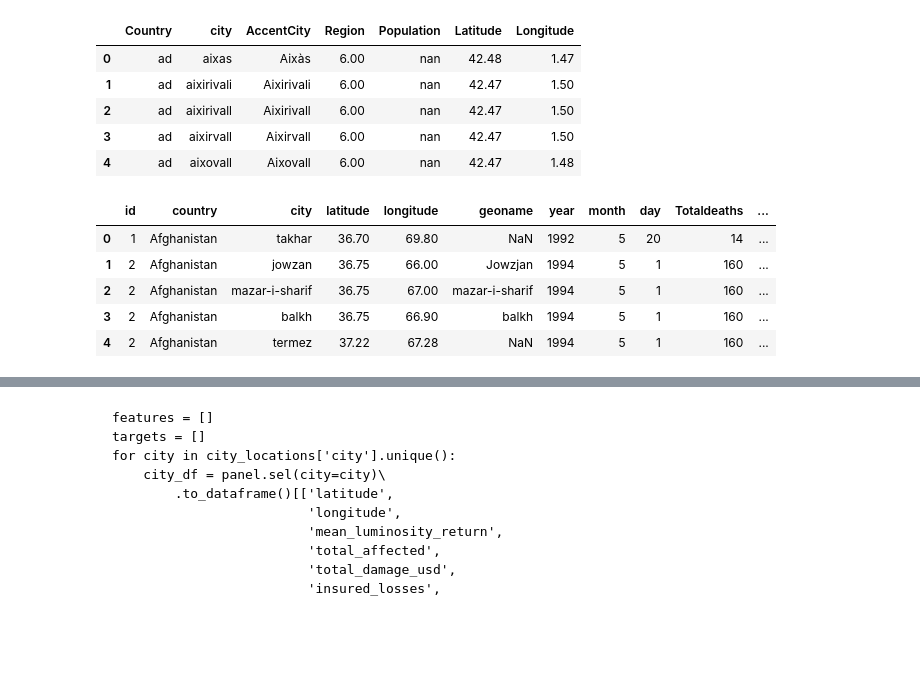
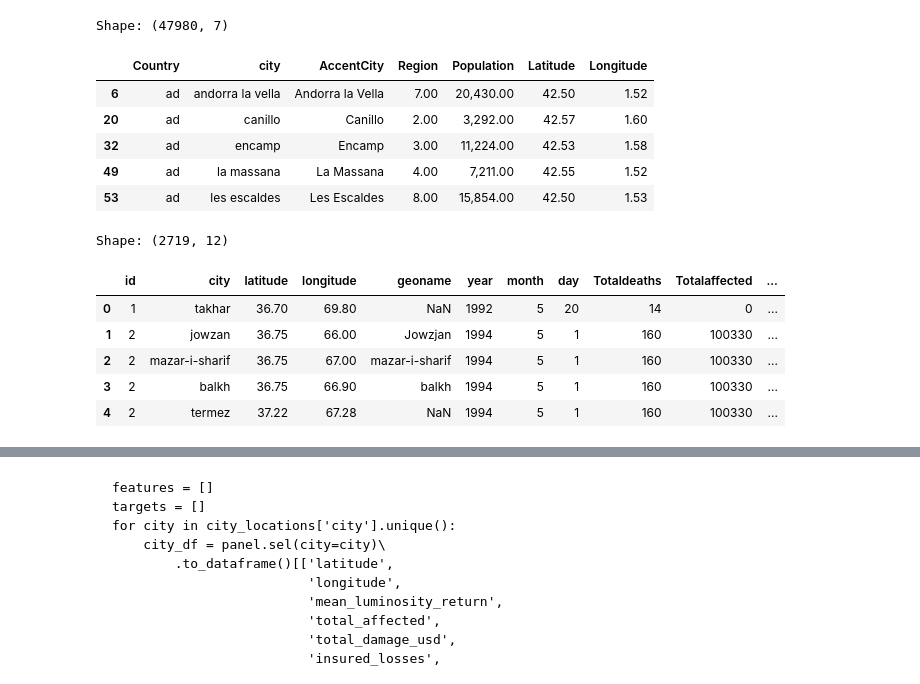
Before and after one commit to feliuserra/Luminosity, a Jupyter notebook: notebooks/model-linear_regression_xgboost.ipynb, the cells around one changed output, grey strips where cells are left out. Cells and saved outputs as stored; diff of their text form; code cells hidden in the pictures; blank space fills up the shorter version.

```diff
--- a/notebooks/model-linear_regression_xgboost.ipynb
+++ b/notebooks/model-linear_regression_xgboost.ipynb
@@ -15,28 +16,33 @@ city_locations_path = '../data/external/' +\
     'worldcitiespop.txt'
 
 city_locations = pd.read_csv(city_locations_path, encoding = "ISO-8859-1").rename(columns={'City': 'city'})
+city_locations = city_locations[city_locations['Population'] > 0] # filter for populated cities
+print('Shape: {}'.format(city_locations.shape))
 city_locations.head()
 # %% [output]
+Shape: (47980, 7)
 |  | Country | city | AccentCity | Region | Population | Latitude | Longitude |
-| 0 | ad | aixas | Aixàs | 6.00 | nan | 42.48 | 1.47 |
-| 1 | ad | aixirivali | Aixirivali | 6.00 | nan | 42.47 | 1.50 |
-| 2 | ad | aixirivall | Aixirivall | 6.00 | nan | 42.47 | 1.50 |
-| 3 | ad | aixirvall | Aixirvall | 6.00 | nan | 42.47 | 1.50 |
-| 4 | ad | aixovall | Aixovall | 6.00 | nan | 42.47 | 1.48 |
+| 6 | ad | andorra la vella | Andorra la Vella | 7.00 | 20,430.00 | 42.50 | 1.52 |
+| 20 | ad | canillo | Canillo | 2.00 | 3,292.00 | 42.57 | 1.60 |
+| 32 | ad | encamp | Encamp | 3.00 | 11,224.00 | 42.53 | 1.58 |
+| 49 | ad | la massana | La Massana | 4.00 | 7,211.00 | 42.55 | 1.52 |
+| 53 | ad | les escaldes | Les Escaldes | 8.00 | 15,854.00 | 42.50 | 1.53 |
 # %%
 earthquake_locations_path = '../data/external/' +\
     'earthquakes_affected_locations/earthquakes_affected_locations.csv'
 
-earthquake_locations = pd.read_csv(earthquake_locations_path, encoding = "ISO-8859-1")
+earthquake_locations = pd.read_csv(earthquake_locations_path, encoding = "ISO-8859-1").drop('country', axis=1)
 earthquake_locations['city'] = earthquake_locations['city'].apply(lambda c: c.lower())
+print('Shape: {}'.format(earthquake_locations.shape))
 earthquake_locations.head()
 # %% [output]
+Shape: (2719, 12)
-|  | id | country | city | latitude | longitude | geoname | year | month | day | Totaldeaths | ... |
-| 0 | 1 | Afghanistan | takhar | 36.70 | 69.80 | NaN | 1992 | 5 | 20 | 14 | ... |
-| 1 | 2 | Afghanistan | jowzan | 36.75 | 66.00 | Jowzjan | 1994 | 5 | 1 | 160 | ... |
-| 2 | 2 | Afghanistan | mazar-i-sharif | 36.75 | 67.00 | mazar-i-sharif | 1994 | 5 | 1 | 160 | ... |
-| 3 | 2 | Afghanistan | balkh | 36.75 | 66.90 | balkh | 1994 | 5 | 1 | 160 | ... |
-| 4 | 2 | Afghanistan | termez | 37.22 | 67.28 | NaN | 1994 | 5 | 1 | 160 | ... |
+|  | id | city | latitude | longitude | geoname | year | month | day | Totaldeaths | Totalaffected | ... |
+| 0 | 1 | takhar | 36.70 | 69.80 | NaN | 1992 | 5 | 20 | 14 | 0 | ... |
+| 1 | 2 | jowzan | 36.75 | 66.00 | Jowzjan | 1994 | 5 | 1 | 160 | 100330 | ... |
+| 2 | 2 | mazar-i-sharif | 36.75 | 67.00 | mazar-i-sharif | 1994 | 5 | 1 | 160 | 100330 | ... |
+| 3 | 2 | balkh | 36.75 | 66.90 | balkh | 1994 | 5 | 1 | 160 | 100330 | ... |
+| 4 | 2 | termez | 37.22 | 67.28 | NaN | 1994 | 5 | 1 | 160 | 100330 | ... |
 # %%
 %run ../src/models/section_series.py
 annual_frames = {}
```
Also changed, not shown: parts of 7 cells of this notebook.
